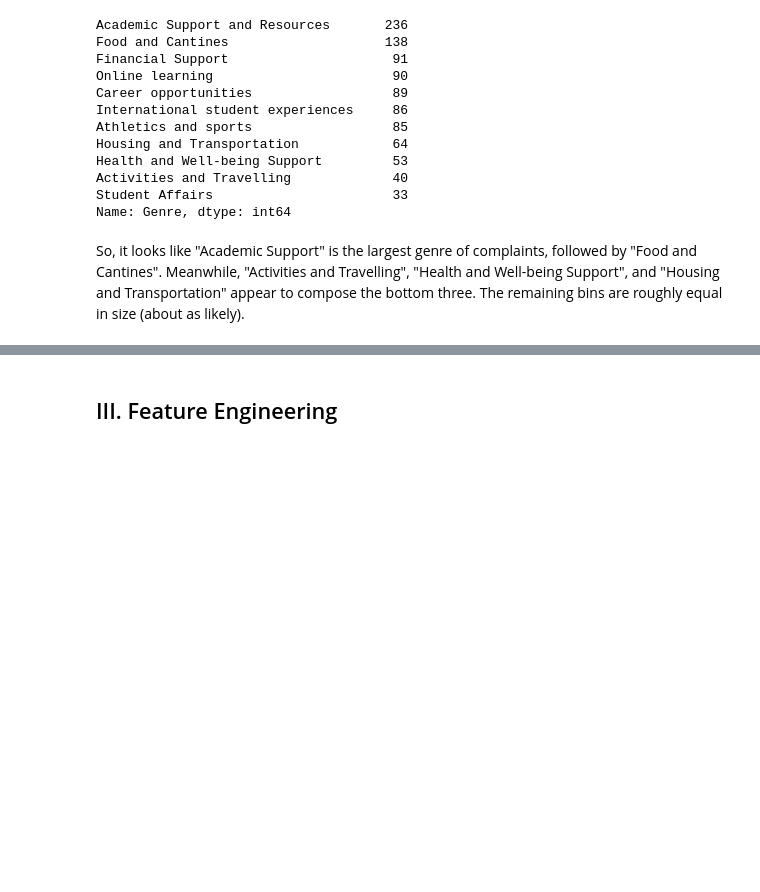
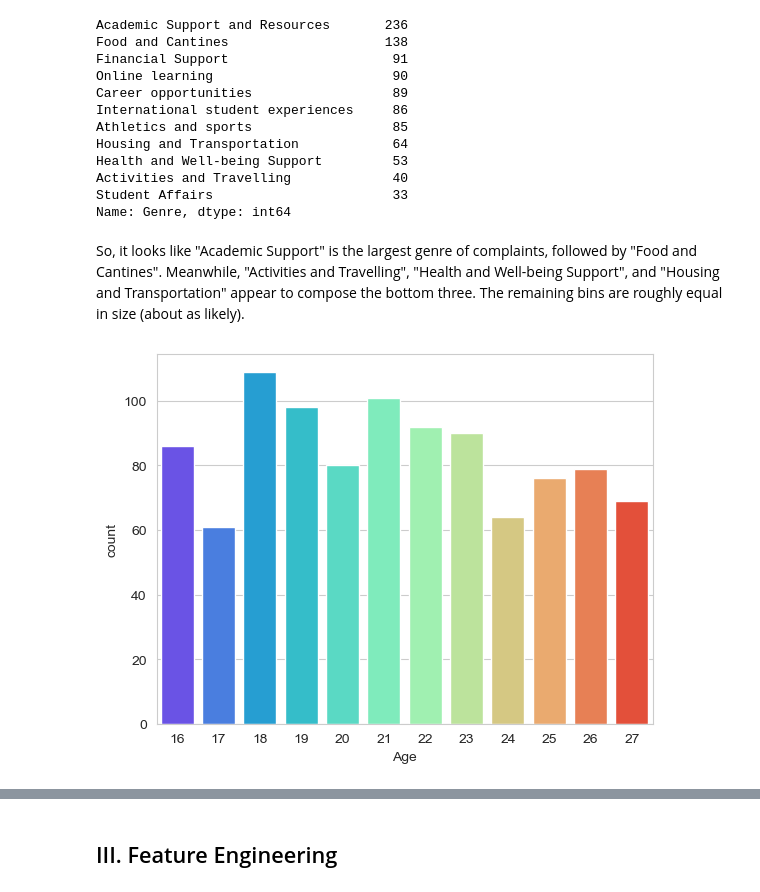
Before and after one commit to Road2Data/P3-Voices-Heard, a Jupyter notebook: primaryAnalysis.ipynb, the cells around one changed output, grey strips where cells are left out. Drawn from its saved outputs; the diff is of its cells as text; code cells hidden in the pictures; blank space fills up the shorter version.

```diff
--- a/primaryAnalysis.ipynb
+++ b/primaryAnalysis.ipynb
@@ -67,4 +76,9 @@ Student Affairs                       33
 Name: Genre, dtype: int64
 # %% [markdown]
 So, it looks like "Academic Support" is the largest genre of complaints, followed by "Food and Cantines". Meanwhile, "Activities and Travelling", "Health and Well-being Support", and "Housing and Transportation" appear to compose the bottom three. The remaining bins are roughly equal in size (about as likely).
+# %%
+sns.countplot(data=df, x="Age", palette="rainbow")
+plt.show()
+# %% [output]
+[figure, added]
 # %%
```
Also changed, not shown: parts of 31 cells of this notebook.
